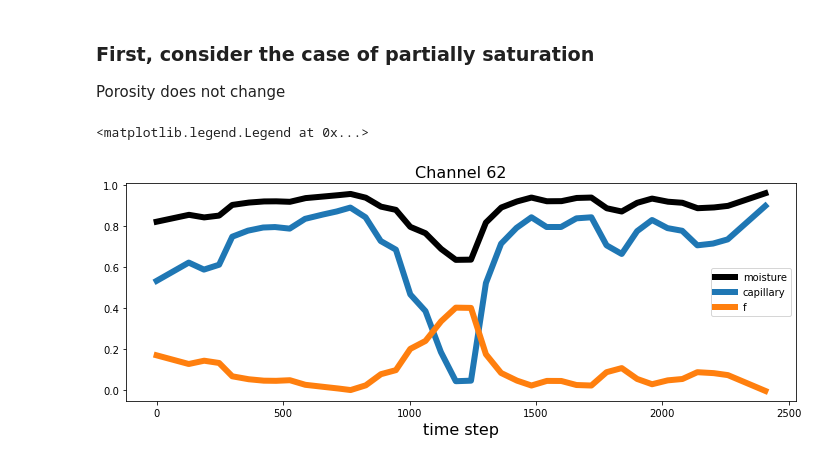
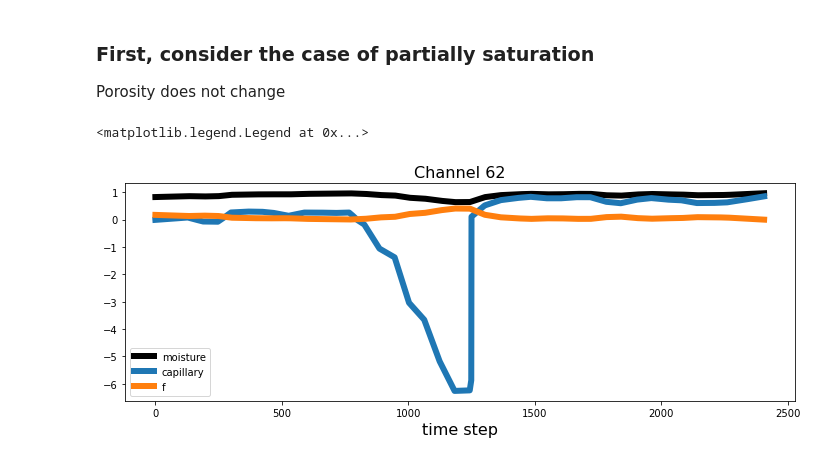
Before and after one commit to Denolle-Lab/FarmDAS, a Jupyter notebook: examples/dvv_and_model/lithology_model_Solazzi.ipynb, the cells around one changed output. Drawn from its saved outputs; the diff is of its cells as text; code cells hidden in the pictures.

```diff
--- a/examples/dvv_and_model/lithology_model_Solazzi.ipynb
+++ b/examples/dvv_and_model/lithology_model_Solazzi.ipynb
@@ -173,24 +177,30 @@ phy_10cm_ch62
 # %% [markdown]
 ### First, consider the case of partially saturation
 Porosity does not change
+# %%
+s_wr1 = np.linspace(0.825, 0.95, 800)
+s_wr2 = 0.95*np.ones(450)
+s_wr3 = np.linspace(0.62, 0.82, 1158)
+s_wr = np.concatenate((s_wr1, s_wr2, s_wr3))
 # %%
 scale_factor = moisture/100 * 2.5 - 0.6
 new_f = 0.9-scale_factor/2
 
-kai = (moisture/100-0.62)/(1-0.62)
+kai = (moisture/100-s_wr)/(1-s_wr)
 
 plt.figure(figsize=(12, 4))
 plt.plot(np.arange(len(moisture)), moisture/100, label='moisture', color='k', lw=6)
 plt.plot(np.arange(len(kai)), kai, label='capillary', lw=6)
 plt.plot(np.arange(len(new_f)), new_f, label='f', lw=6)
 
 
 plt.xlabel("time step", fontsize = 16)
 plt.title("Channel 62", fontsize = 16)
+# plt.ylim(0.8, 1)
 plt.legend()
 # %% [output]
 <matplotlib.legend.Legend at 0x...>
-[figure, old version]
+[figure, new version]
 # %%
 sand = litho(bulk_density, porosity, 6, new_f, moisture/100)
 sand1 = litho(bulk_density, porosity, 6, 0.0, moisture/100)
```
Also changed, not shown: parts of 2 cells of this notebook.
